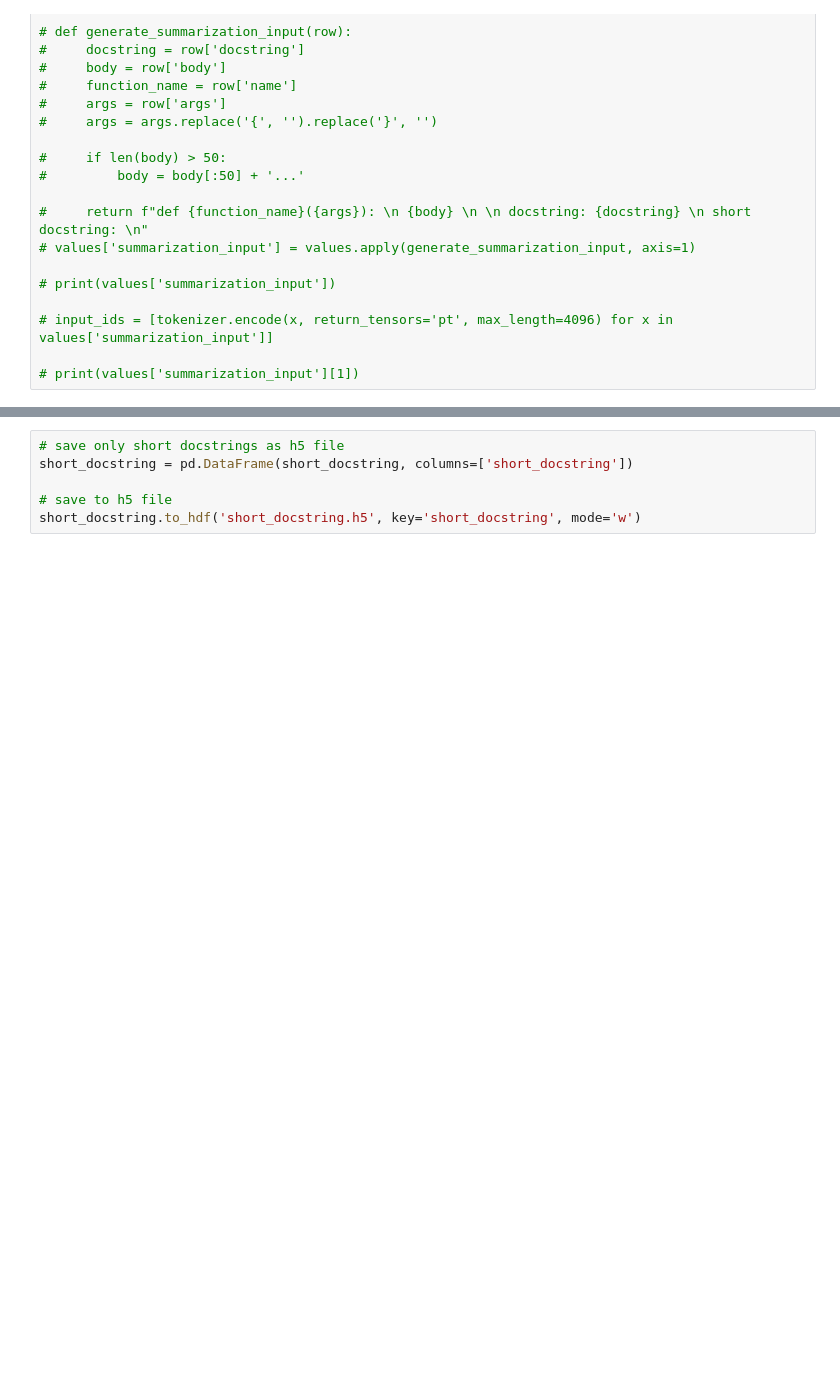
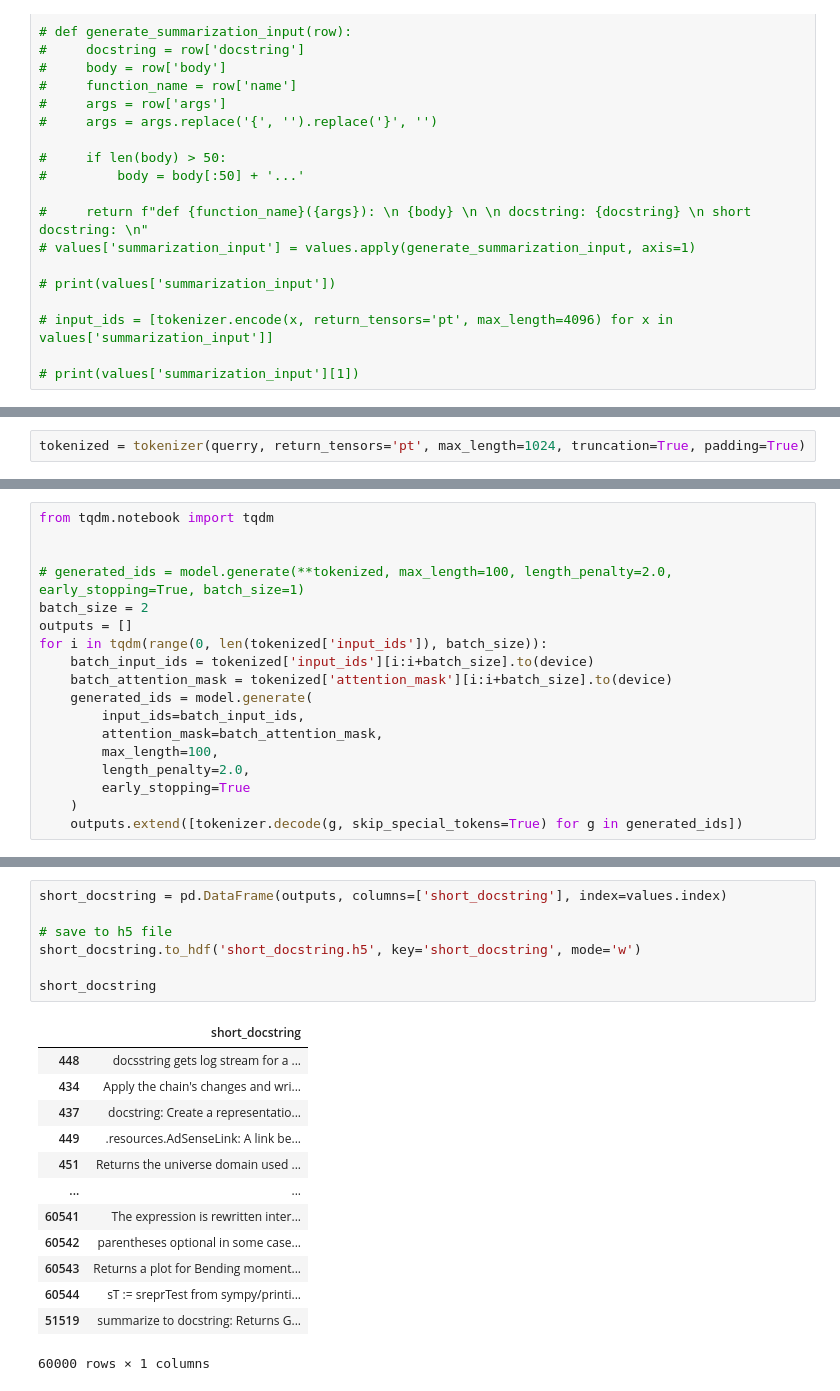
Before and after one commit to Lord225/datamining-on-pypl, a Jupyter notebook: transformers/train_model.ipynb, the cells around one changed output, grey strips where cells are left out. Drawn from its saved outputs; the diff is of its cells as text; blank space fills up the shorter version.

```diff
--- a/transformers/train_model.ipynb
+++ b/transformers/train_model.ipynb
@@ -90,0 +160,2 @@ short_docstring = [summarize_docstring(doc) for doc in tqdm(values['docstring'])
+# %%
+tokenized = tokenizer(querry, return_tensors='pt', max_length=1024, truncation=True, padding=True)
@@ -90,0 +185,18 @@ short_docstring = [summarize_docstring(doc) for doc in tqdm(values['docstring'])
+# %%
+from tqdm.notebook import tqdm
+
+
+# generated_ids = model.generate(**tokenized, max_length=100, length_penalty=2.0, early_stopping=True, batch_size=1)
+batch_size = 2
+outputs = []
+for i in tqdm(range(0, len(tokenized['input_ids']), batch_size)):
+    batch_input_ids = tokenized['input_ids'][i:i+batch_size].to(device)
+    batch_attention_mask = tokenized['attention_mask'][i:i+batch_size].to(device)
+    generated_ids = model.generate(
+        input_ids=batch_input_ids,
+        attention_mask=batch_attention_mask,
+        max_length=100,
+        length_penalty=2.0,
+        early_stopping=True
+    )
+    outputs.extend([tokenizer.decode(g, skip_special_tokens=True) for g in generated_ids])
@@ -91,6 +277,21 @@ short_docstring = [summarize_docstring(doc) for doc in tqdm(values['docstring'])
 # %%
-# save only short docstrings as h5 file
-short_docstring = pd.DataFrame(short_docstring, columns=['short_docstring'])
+short_docstring = pd.DataFrame(outputs, columns=['short_docstring'], index=values.index)
 
 # save to h5 file
 short_docstring.to_hdf('short_docstring.h5', key='short_docstring', mode='w')
+
+short_docstring
+# %% [output]
+|  | short_docstring |
+| 448 | docsstring gets log stream for a ... |
+| 434 | Apply the chain's changes and wri... |
+| 437 | docstring: Create a representatio... |
+| 449 | .resources.AdSenseLink: A link be... |
+| 451 | Returns the universe domain used ... |
+| ... | ... |
+| 60541 | The expression is rewritten inter... |
+| 60542 | parentheses optional in some case... |
+| 60543 | Returns a plot for Bending moment... |
+| 60544 | sT := sreprTest from sympy/printi... |
+| 51519 | summarize to docstring: Returns G... |
+60000 rows × 1 columns
```
Also changed, not shown: parts of 22 cells of this notebook.
